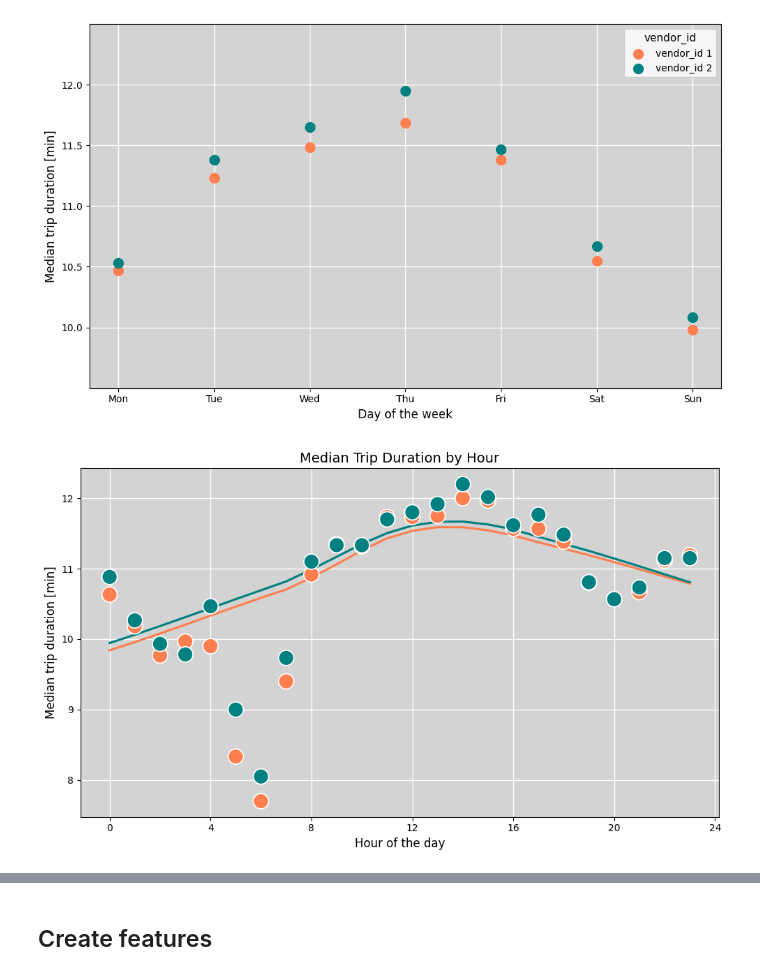
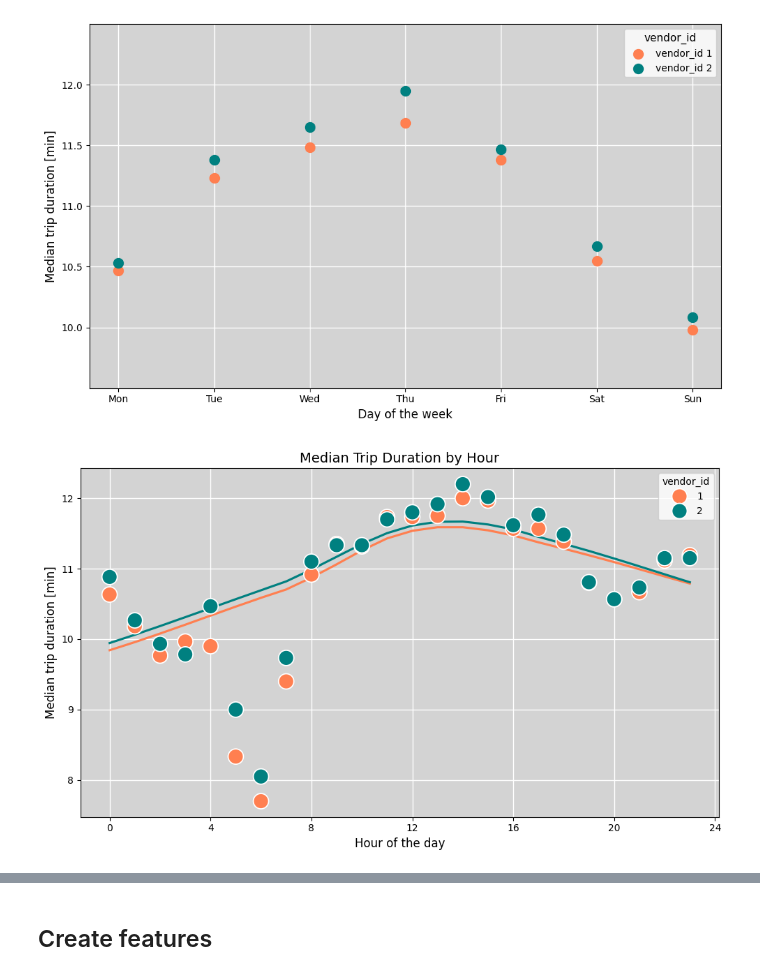
Before and after one commit to gav-ip/cse176-fall-proj, a Jupyter notebook: part3/taxi.ipynb, the cells around one changed output, grey strips where cells are left out. Drawn from its saved outputs; the diff is of its cells as text; code cells hidden in the pictures.

```diff
--- a/part3/taxi.ipynb
+++ b/part3/taxi.ipynb
@@ -193,33 +175,32 @@ for vendor in [1, 2]:
             color=colors[vendor],
             ax=ax
         )
 
 # Add POINTS
 sns.scatterplot(
     data=summary_data,
     x='pickup_hour',
     y='trip_duration_min',
     hue='vendor_id',
     palette=colors,
     s=250,
     ax=ax,
     zorder=3
 )
 
 # 3. Styling
 ax.set_xlabel("Hour of the day", fontsize=12)
 ax.set_ylabel("Median trip duration [min]", fontsize=12)
 ax.set_title("Median Trip Duration by Hour", fontsize=14)
 ax.set_xticks(range(0, 25, 4))
 ax.set_facecolor('lightgrey')
 ax.grid(True, color='white', linestyle='-', linewidth=1)
 ax.set_axisbelow(True)
 
 # Remove legend if desired
-if ax.get_legend():
-    ax.get_legend().remove()
+ax.get_legend()
 
 plt.tight_layout()
 plt.show()
 # %% [output]
-[figure, old version]
+[figure, new version]
```
Also changed, not shown: parts of 5 cells of this notebook.
